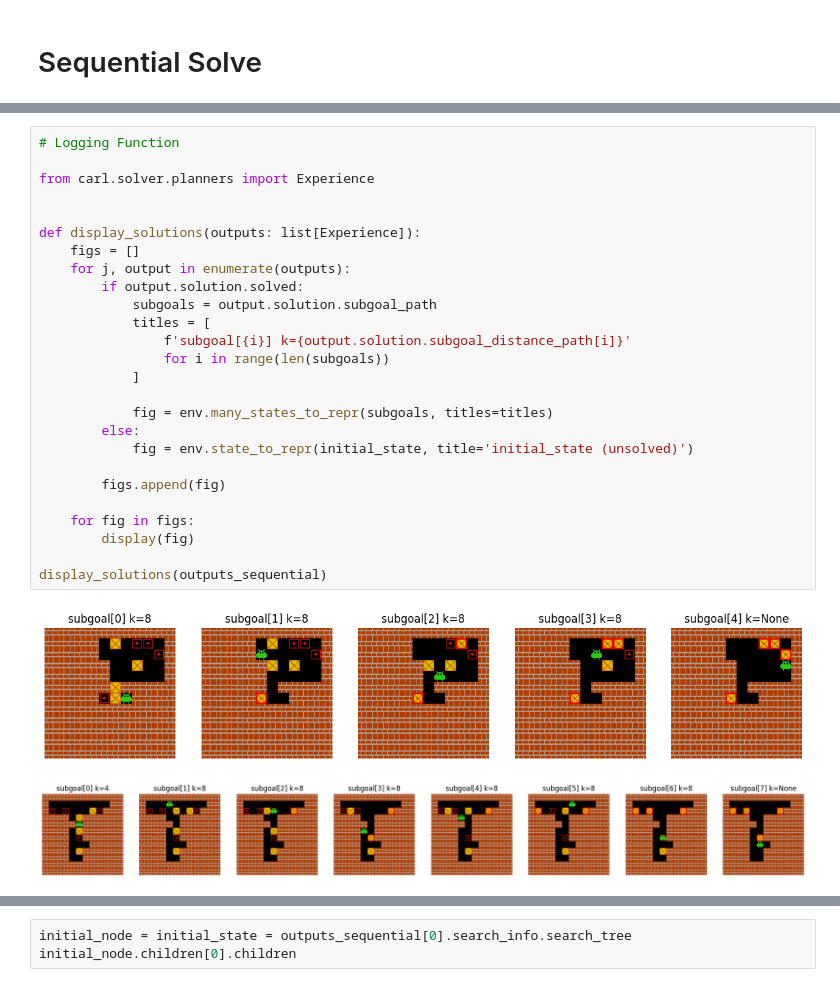
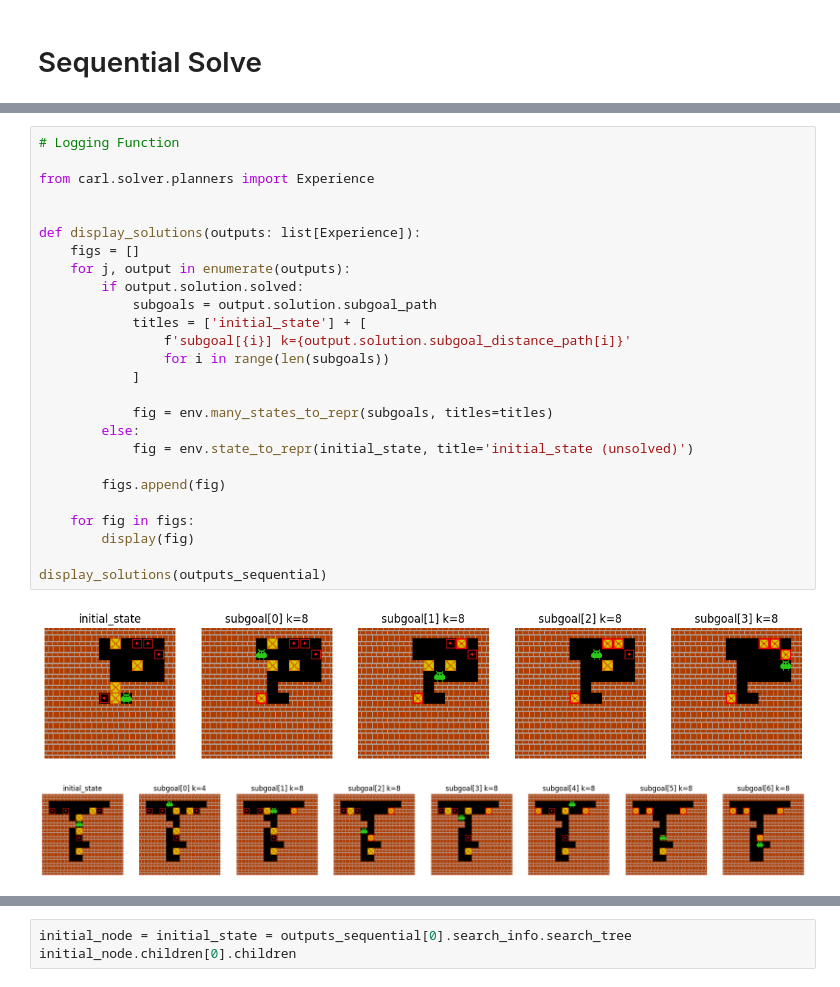
Before and after one commit to mtyrolski/CaRL, a Jupyter notebook: examples/adaptive_solve_sokoban.ipynb, the cells around one changed output, grey strips where cells are left out. Drawn from its saved outputs; the diff is of its cells as text.

```diff
--- a/examples/adaptive_solve_sokoban.ipynb
+++ b/examples/adaptive_solve_sokoban.ipynb
@@ -152,30 +152,30 @@ Solving board number 1
 # %%
 # Logging Function
 
 from carl.solver.planners import Experience
 
 
 def display_solutions(outputs: list[Experience]):
     figs = []
     for j, output in enumerate(outputs):
         if output.solution.solved:
             subgoals = output.solution.subgoal_path
-            titles = [
+            titles = ['initial_state'] + [
                 f'subgoal[{i}] k={output.solution.subgoal_distance_path[i]}'
                 for i in range(len(subgoals))
             ]
 
             fig = env.many_states_to_repr(subgoals, titles=titles)
         else:
             fig = env.state_to_repr(initial_state, title='initial_state (unsolved)')
 
         figs.append(fig)
 
     for fig in figs:
         display(fig)
 
 display_solutions(outputs_sequential)
 # %% [output]
-[figure, old version]
+[figure, new version]
 [figure]
 # %%
```
Also changed, not shown: parts of 6 cells of this notebook, 1 other file.
